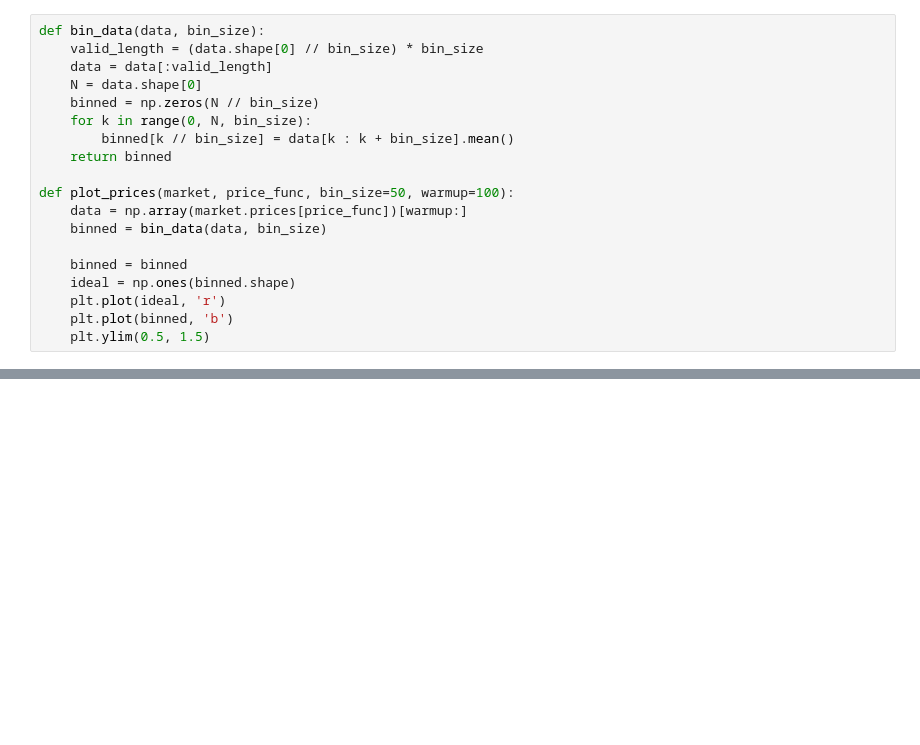
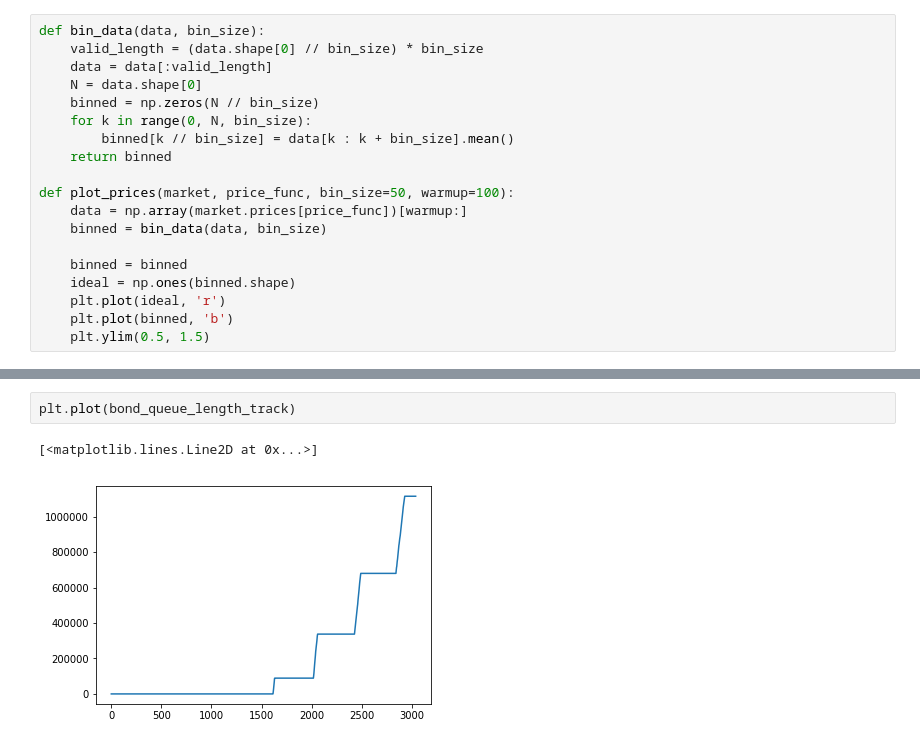
Before and after one commit to Tanay1998/StableCoinSimulator, a Jupyter notebook: Basis Simulation.ipynb, the cells around one changed output, grey strips where cells are left out. Cells and saved outputs as stored; diff of their text form; blank space fills up the shorter version.

```diff
--- a/Basis Simulation.ipynb
+++ b/Basis Simulation.ipynb
@@ -410,0 +457,5 @@ plot_prices(market, 'wavg_edge_bidask')
+# %%
+plt.plot(bond_queue_length_track)
+# %% [output]
+[<matplotlib.lines.Line2D at 0x...>]
+[figure, added]
```
Also changed, not shown: parts of 12 cells of this notebook.
